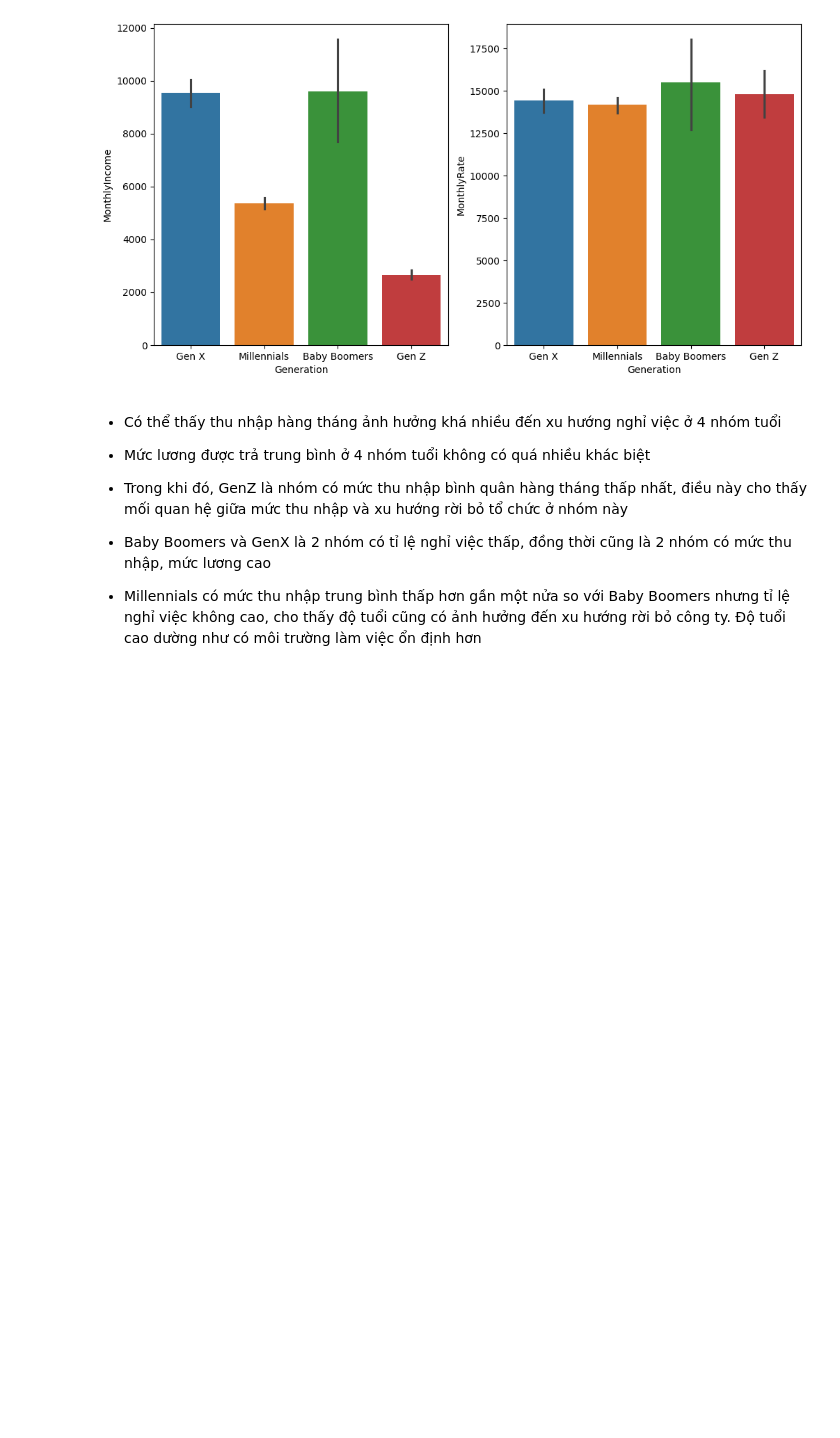
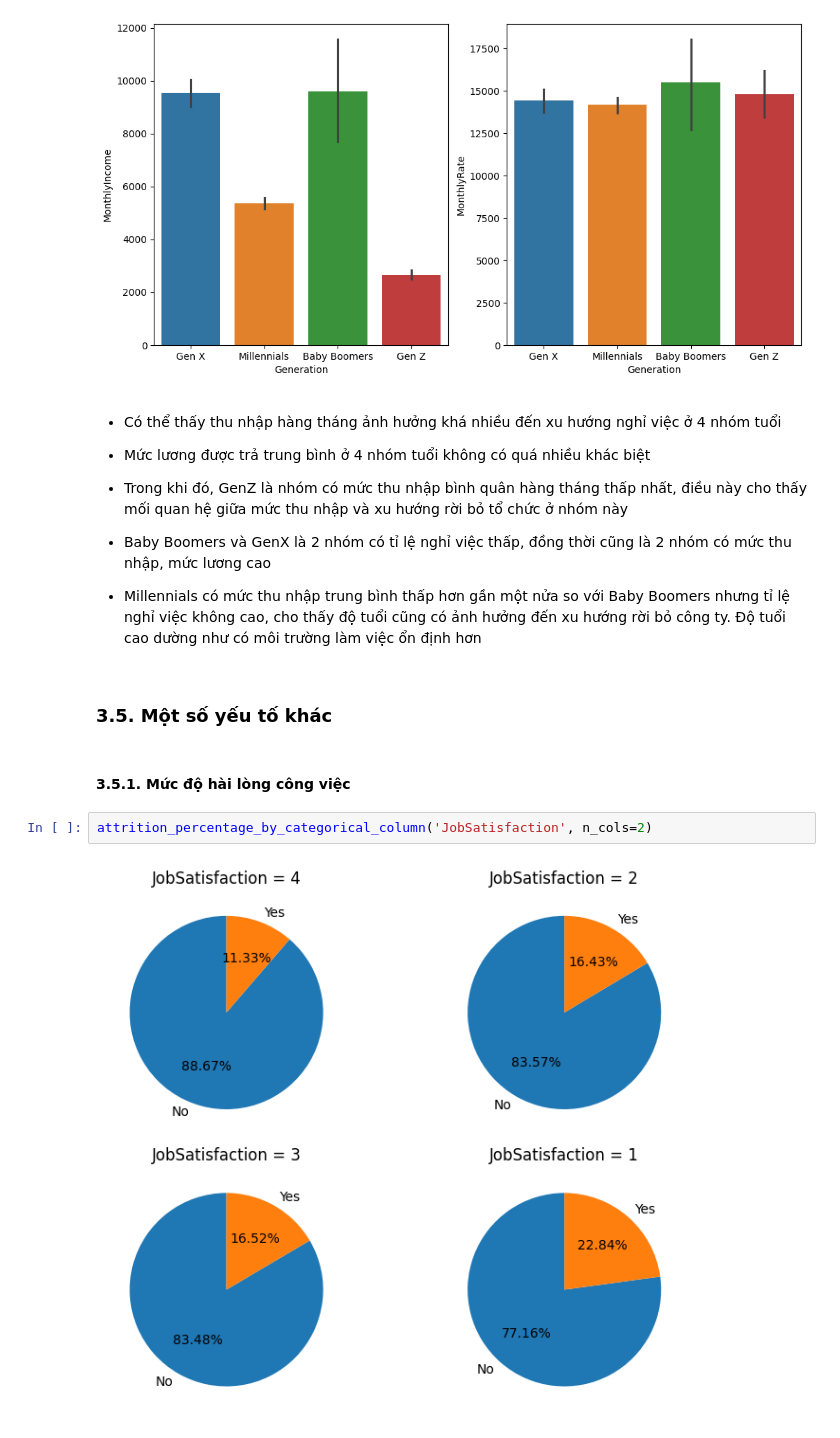
Before and after one commit to duong28022003/EmpAttrition, a Jupyter notebook: Analysis & Model Building/Analysis/EDA.ipynb, the cells around one changed output. Saved outputs shown, nothing was run; the diff lists cells and outputs as text; blank space fills up the shorter version.

```diff
--- a/Analysis & Model Building/Analysis/EDA.ipynb
+++ b/Analysis & Model Building/Analysis/EDA.ipynb
@@ -1025,3 +1012,11 @@ Passing `palette` without assigning `hue` is deprecated and will be removed in v
 * Baby Boomers và GenX là 2 nhóm có tỉ lệ nghỉ việc thấp, đồng thời cũng là 2 nhóm có mức thu nhập, mức lương cao
 
 * Millennials có mức thu nhập trung bình thấp hơn gần một nửa so với Baby Boomers nhưng tỉ lệ nghỉ việc không cao, cho thấy độ tuổi cũng có ảnh hưởng đến xu hướng rời bỏ công ty. Độ tuổi cao dường như có môi trường làm việc ổn định hơn
+# %% [markdown]
+### 3.5. Một số yếu tố khác
+# %% [markdown]
+#### 3.5.1. Mức độ hài lòng công việc
+# %%
+attrition_percentage_by_categorical_column('JobSatisfaction', n_cols=2)
+# %% [output]
+[figure, added]
```
Also changed, not shown: parts of 20 cells of this notebook.
